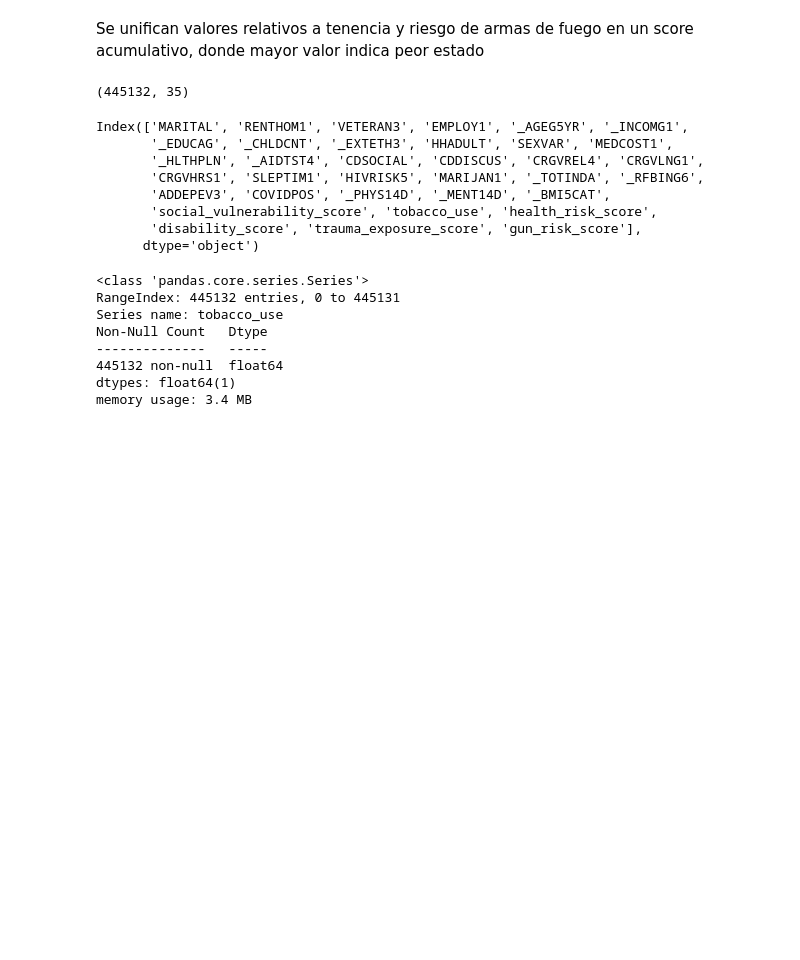
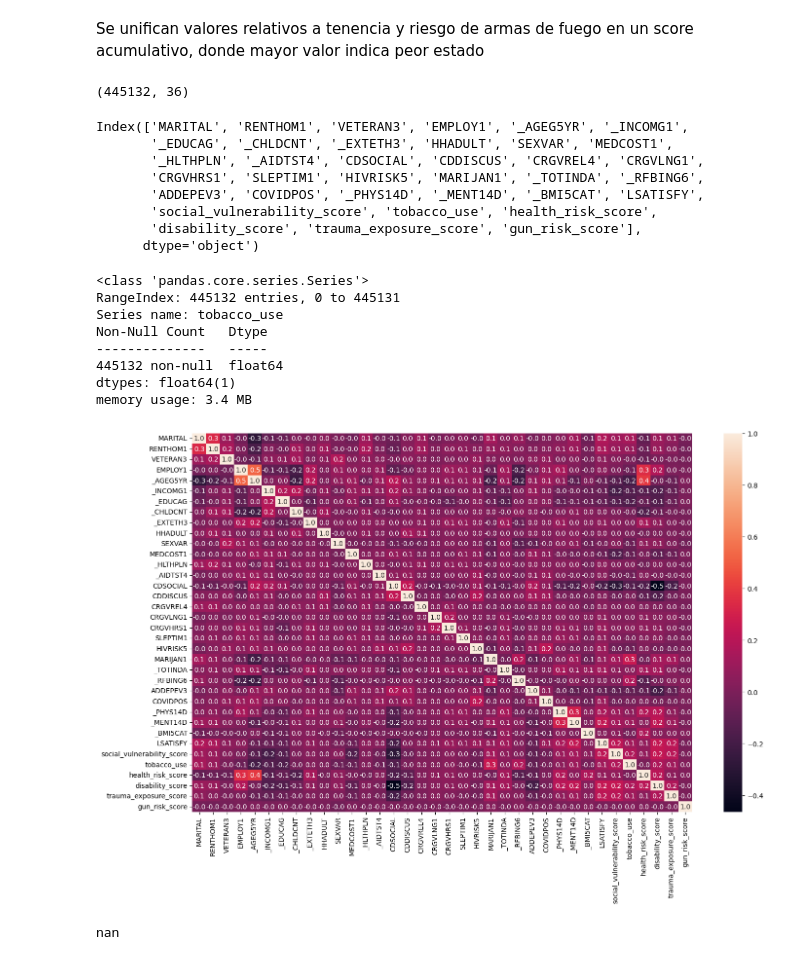
Before and after one commit to MariaDe96/Final_Project_DataScient, a Jupyter notebook: src/first_features_selection.ipynb, the cells around one changed output. Cells and saved outputs as stored; diff of their text form; code cells hidden in the pictures; blank space fills up the shorter version.

```diff
--- a/src/first_features_selection.ipynb
+++ b/src/first_features_selection.ipynb
@@ -97,3 +97,8 @@ CAREGIV1
 0.0    78174
 1.0    19662
 Name: count, dtype: int64
+# %%
+# 1: Yes, 2: No >> Cambiar a 1: Yes, 0: No
+df.loc[df["SDHTRNSP"] > 2, "SDHTRNSP"] = np.nan
+df.loc[df["SDHTRNSP"] == 2, "SDHTRNSP"] = 0
+df.SDHTRNSP.value_counts()
@@ -399,10 +416,10 @@ ACEDEPRS
 1.0     8800
 Name: count, dtype: int64
 # %%
-# 1 y 2: Satisfecho, 3 y 4: Insatisfecho >> Cambiar a 1: Insatisfecho, 0: Satisfecho
-df.loc[df["LSATISFY"] > 4, "LSATISFY"] = np.nan
+# # 1 y 2: Satisfecho, 3 y 4: Insatisfecho >> Cambiar a 1: Insatisfecho, 0: Satisfecho
+# df.loc[df["LSATISFY"] > 4, "LSATISFY"] = np.nan
 
-df.loc[df["LSATISFY"] < 3, "LSATISFY"] = 0
-df.loc[df["LSATISFY"] >= 3, "LSATISFY"] = 1
+# df.loc[df["LSATISFY"] < 3, "LSATISFY"] = 0
+# df.loc[df["LSATISFY"] >= 3, "LSATISFY"] = 1
 
-df.LSATISFY.value_counts()
+# df.LSATISFY.value_counts()
@@ -551,7 +563,7 @@ ACEHVSEX
 1.0     2430
 Name: count, dtype: int64
 # %%
-trauma_exposure_cols = ["ACEDEPRS", "LSATISFY", "EMTSUPRT", "SDHISOLT", "ACEDRINK", "ACEDRUGS", "ACEPRISN",
+trauma_exposure_cols = ["ACEDEPRS", "EMTSUPRT", "SDHISOLT", "ACEDRINK", "ACEDRUGS", "ACEPRISN",
                         "ACEDIVRC", "ACEHURT1", "ACESWEAR", "ACETOUCH", "ACETTHEM", "ACEHVSEX"]
 # Se imputa 0 a los valores vacios que indican no respuesta a la pregunta asumiendo respuesta negativa
 df[trauma_exposure_cols] = df[trauma_exposure_cols].fillna(0)
@@ -618,7 +630,7 @@ Se unifican valores relativos a tenencia y riesgo de armas de fuego en un score
 # %%
 df.shape
 # %% [output]
-(445132, 35)
+(445132, 36)
 # %%
 df.columns
 # %% [output]
@@ -626,7 +638,7 @@ Index(['MARITAL', 'RENTHOM1', 'VETERAN3', 'EMPLOY1', '_AGEG5YR', '_INCOMG1',
        '_EDUCAG', '_CHLDCNT', '_EXTETH3', 'HHADULT', 'SEXVAR', 'MEDCOST1',
        '_HLTHPLN', '_AIDTST4', 'CDSOCIAL', 'CDDISCUS', 'CRGVREL4', 'CRGVLNG1',
        'CRGVHRS1', 'SLEPTIM1', 'HIVRISK5', 'MARIJAN1', '_TOTINDA', '_RFBING6',
-       'ADDEPEV3', 'COVIDPOS', '_PHYS14D', '_MENT14D', '_BMI5CAT',
+       'ADDEPEV3', 'COVIDPOS', '_PHYS14D', '_MENT14D', '_BMI5CAT', 'LSATISFY',
        'social_vulnerability_score', 'tobacco_use', 'health_risk_score',
        'disability_score', 'trauma_exposure_score', 'gun_risk_score'],
       dtype='object')
@@ -643,3 +655,22 @@ dtypes: float64(1)
 memory usage: 3.4 MB
 # %%
 df.to_csv("../data/processed/data_merged.csv", index=False)
+# %%
+import matplotlib.pyplot as plt
+import seaborn as sns
+
+fig, axis = plt.subplots(figsize = (15, 10))
+
+sns.heatmap(df.corr(), annot = True, fmt = ".1f")
+
+# Adjust the Layout
+plt.tight_layout()
+
+# Display the Plot
+plt.show()
+# %% [output]
+[figure, added]
+# %%
+np.nan + 1000
+# %% [output]
+nan
```
Also changed, not shown: parts of 5 cells of this notebook, 2 other files.
